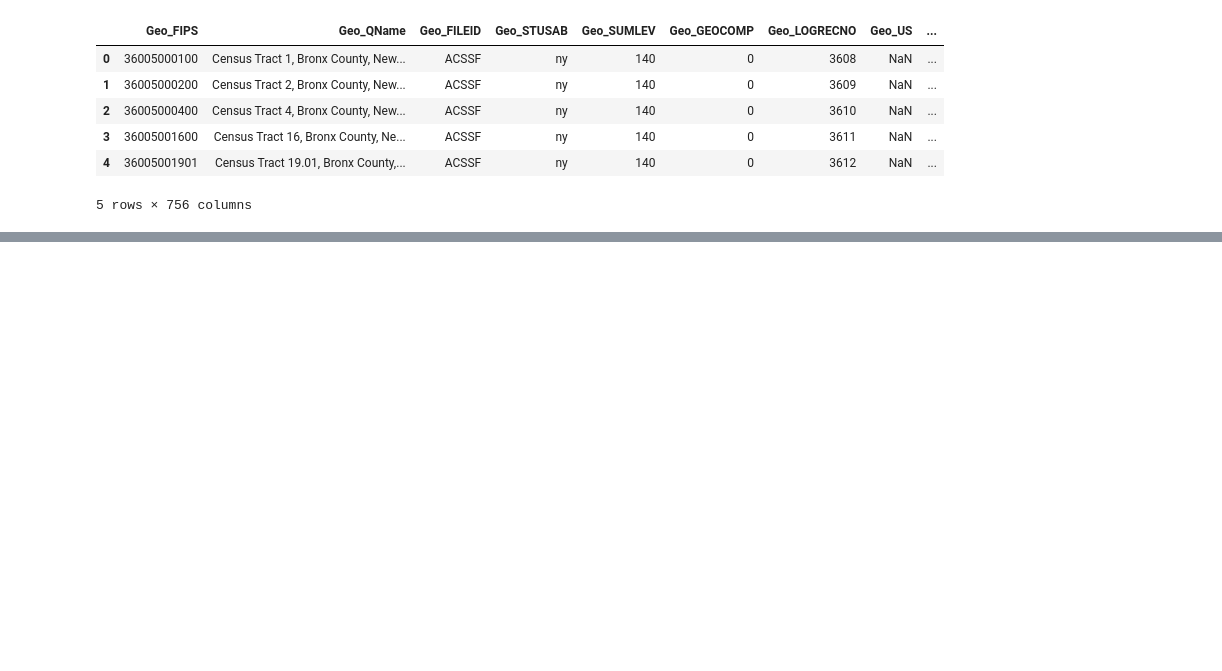
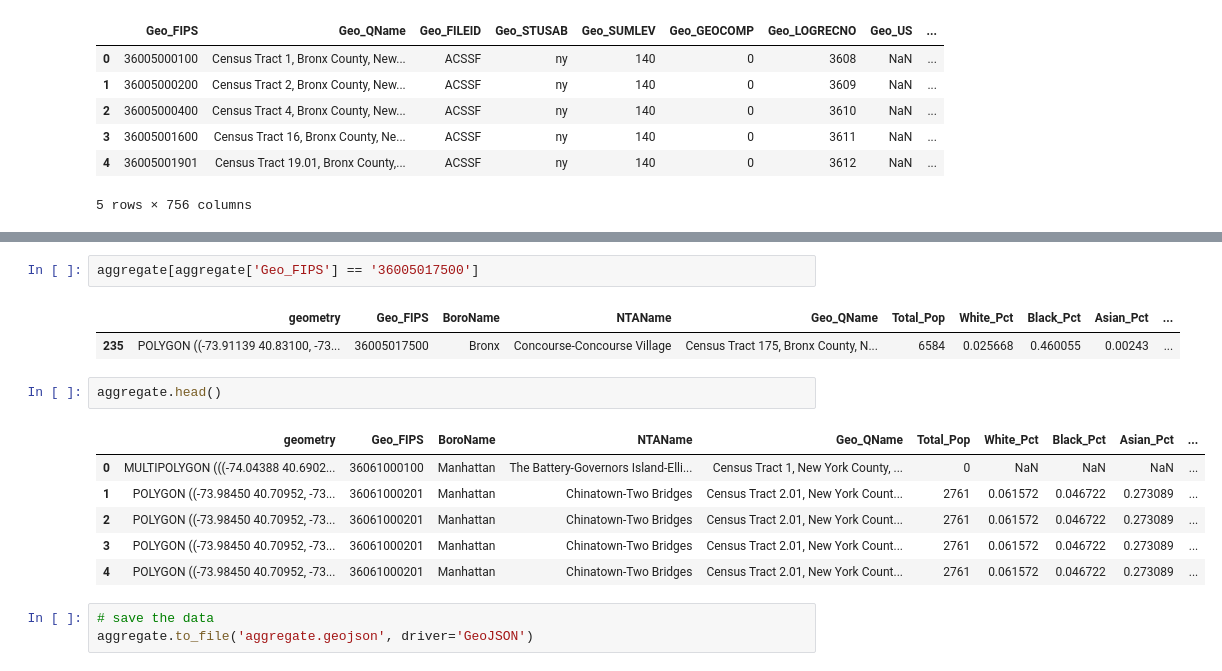
Before and after one commit to RainCyz/4680_5680_intro_uds, a Jupyter notebook: Final_Project/Data_Explore.ipynb, the cells around one changed output, grey strips where cells are left out. Saved outputs shown, nothing was run; the diff lists cells and outputs as text; blank space fills up the shorter version.

```diff
--- a/Final_Project/Data_Explore.ipynb
+++ b/Final_Project/Data_Explore.ipynb
@@ -44,0 +262,17 @@ acs[acs['Geo_FIPS'] == 36005003700]
+# %%
+aggregate[aggregate['Geo_FIPS'] == '36005017500']
+# %% [output]
+|  | geometry | Geo_FIPS | BoroName | NTAName | Geo_QName | Total_Pop | White_Pct | Black_Pct | Asian_Pct | ... |
+| 235 | POLYGON ((-73.91139 40.83100, -73... | 36005017500 | Bronx | Concourse-Concourse Village | Census Tract 175, Bronx County, N... | 6584 | 0.025668 | 0.460055 | 0.00243 | ... |
+# %%
+aggregate.head()
+# %% [output]
+|  | geometry | Geo_FIPS | BoroName | NTAName | Geo_QName | Total_Pop | White_Pct | Black_Pct | Asian_Pct | ... |
+| 0 | MULTIPOLYGON (((-74.04388 40.6902... | 36061000100 | Manhattan | The Battery-Governors Island-Elli... | Census Tract 1, New York County, ... | 0 | NaN | NaN | NaN | ... |
+| 1 | POLYGON ((-73.98450 40.70952, -73... | 36061000201 | Manhattan | Chinatown-Two Bridges | Census Tract 2.01, New York Count... | 2761 | 0.061572 | 0.046722 | 0.273089 | ... |
+| 2 | POLYGON ((-73.98450 40.70952, -73... | 36061000201 | Manhattan | Chinatown-Two Bridges | Census Tract 2.01, New York Count... | 2761 | 0.061572 | 0.046722 | 0.273089 | ... |
+| 3 | POLYGON ((-73.98450 40.70952, -73... | 36061000201 | Manhattan | Chinatown-Two Bridges | Census Tract 2.01, New York Count... | 2761 | 0.061572 | 0.046722 | 0.273089 | ... |
+| 4 | POLYGON ((-73.98450 40.70952, -73... | 36061000201 | Manhattan | Chinatown-Two Bridges | Census Tract 2.01, New York Count... | 2761 | 0.061572 | 0.046722 | 0.273089 | ... |
+# %%
+# save the data
+aggregate.to_file('aggregate.geojson', driver='GeoJSON')
```
Also changed, not shown: parts of 25 cells of this notebook, 3 other files.
